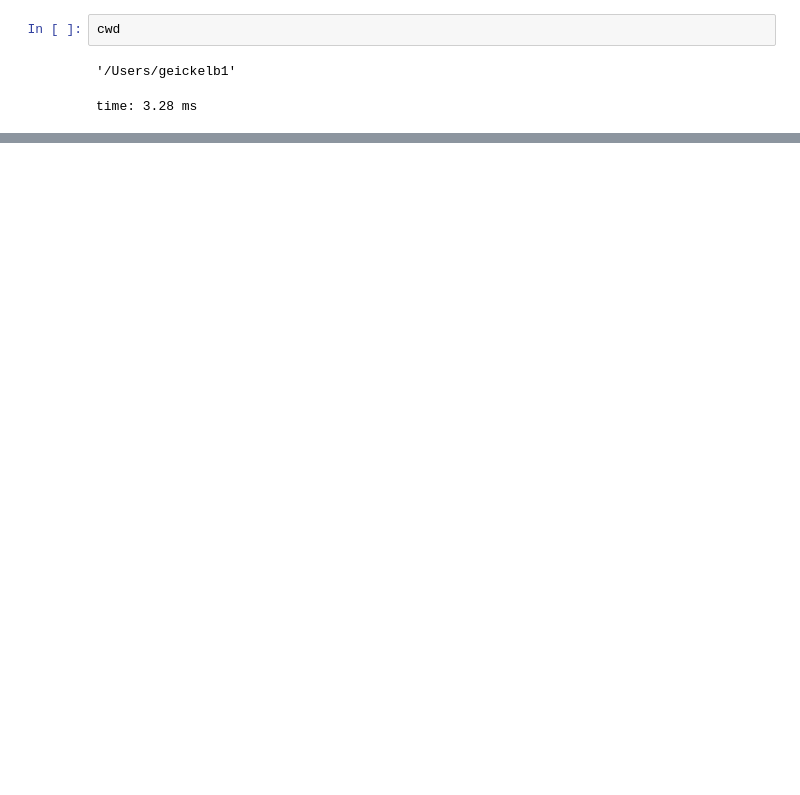
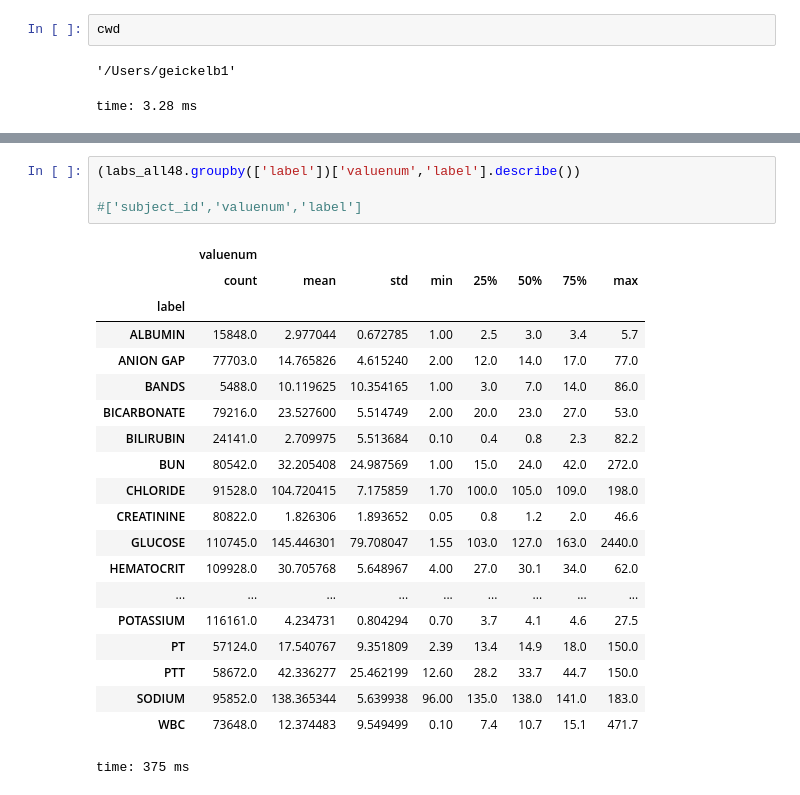
Before and after one commit to kellylinyingxin/mimiciii-antibiotics-modeling, a Jupyter notebook: notebooks/04-clinical_explore.ipynb, the cells around one changed output, grey strips where cells are left out. Drawn from its saved outputs; the diff is of its cells as text; blank space fills up the shorter version.

```diff
--- a/notebooks/04-clinical_explore.ipynb
+++ b/notebooks/04-clinical_explore.ipynb
@@ -55,0 +103,25 @@ vital_all48=  pd.read_csv('/Documents/GitHub/mimiciii-antibiotics-modeling/data/
+# %%
+(labs_all48.groupby(['label'])['valuenum','label'].describe())
+
+#['subject_id','valuenum','label']
+# %% [output]
+|  | valuenum |  |  |  |  |  |  |  |
+|  | count | mean | std | min | 25% | 50% | 75% | max |
+| label |  |  |  |  |  |  |  |  |
+| ALBUMIN | 15848.0 | 2.977044 | 0.672785 | 1.00 | 2.5 | 3.0 | 3.4 | 5.7 |
+| ANION GAP | 77703.0 | 14.765826 | 4.615240 | 2.00 | 12.0 | 14.0 | 17.0 | 77.0 |
+| BANDS | 5488.0 | 10.119625 | 10.354165 | 1.00 | 3.0 | 7.0 | 14.0 | 86.0 |
+| BICARBONATE | 79216.0 | 23.527600 | 5.514749 | 2.00 | 20.0 | 23.0 | 27.0 | 53.0 |
+| BILIRUBIN | 24141.0 | 2.709975 | 5.513684 | 0.10 | 0.4 | 0.8 | 2.3 | 82.2 |
+| BUN | 80542.0 | 32.205408 | 24.987569 | 1.00 | 15.0 | 24.0 | 42.0 | 272.0 |
+| CHLORIDE | 91528.0 | 104.720415 | 7.175859 | 1.70 | 100.0 | 105.0 | 109.0 | 198.0 |
+| CREATININE | 80822.0 | 1.826306 | 1.893652 | 0.05 | 0.8 | 1.2 | 2.0 | 46.6 |
+| GLUCOSE | 110745.0 | 145.446301 | 79.708047 | 1.55 | 103.0 | 127.0 | 163.0 | 2440.0 |
+| HEMATOCRIT | 109928.0 | 30.705768 | 5.648967 | 4.00 | 27.0 | 30.1 | 34.0 | 62.0 |
+| ... | ... | ... | ... | ... | ... | ... | ... | ... |
+| POTASSIUM | 116161.0 | 4.234731 | 0.804294 | 0.70 | 3.7 | 4.1 | 4.6 | 27.5 |
+| PT | 57124.0 | 17.540767 | 9.351809 | 2.39 | 13.4 | 14.9 | 18.0 | 150.0 |
+| PTT | 58672.0 | 42.336277 | 25.462199 | 12.60 | 28.2 | 33.7 | 44.7 | 150.0 |
+| SODIUM | 95852.0 | 138.365344 | 5.639938 | 96.00 | 135.0 | 138.0 | 141.0 | 183.0 |
+| WBC | 73648.0 | 12.374483 | 9.549499 | 0.10 | 7.4 | 10.7 | 15.1 | 471.7 |
+time: 375 ms
```
Also changed, not shown: parts of 29 cells of this notebook, 7 other files.
